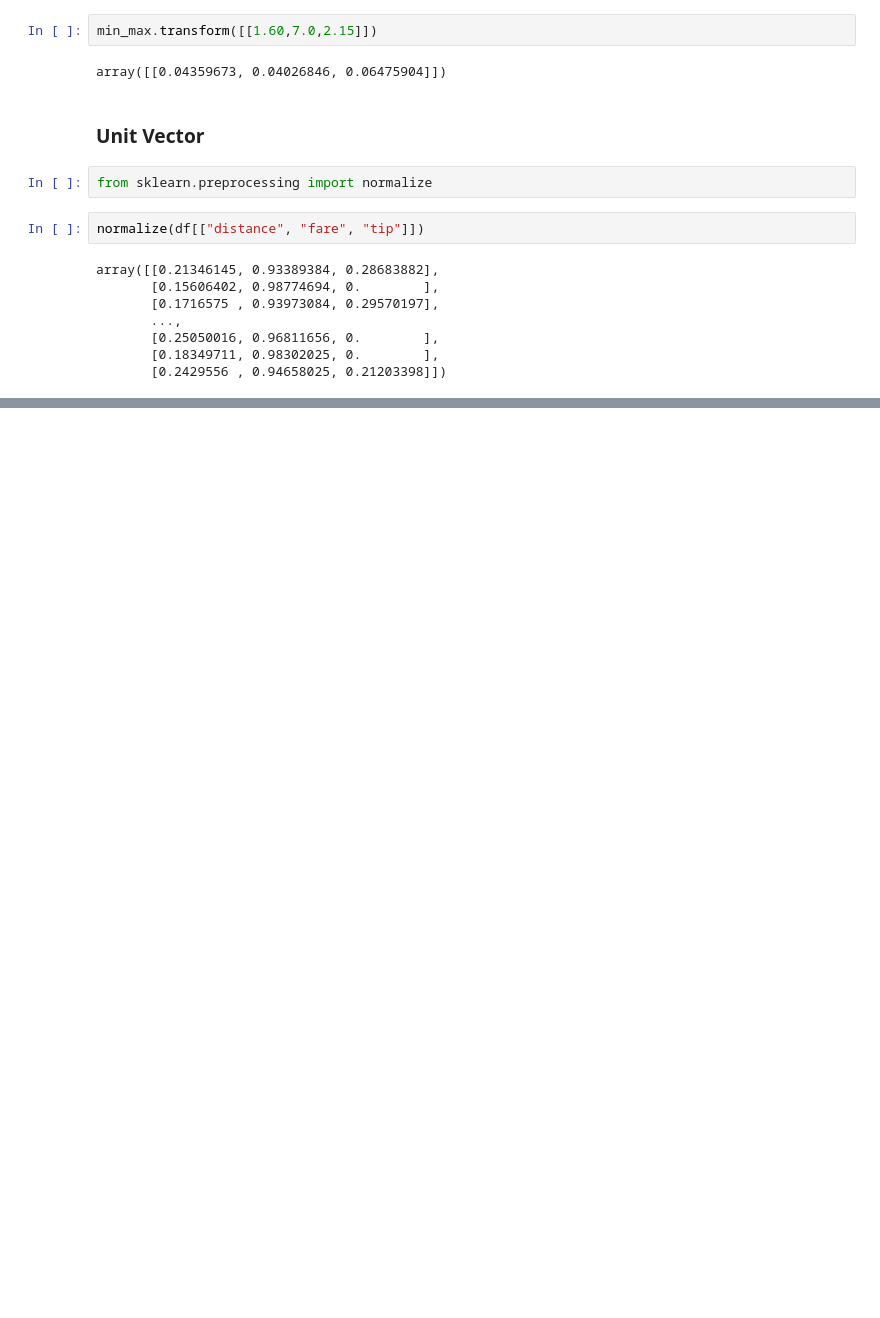
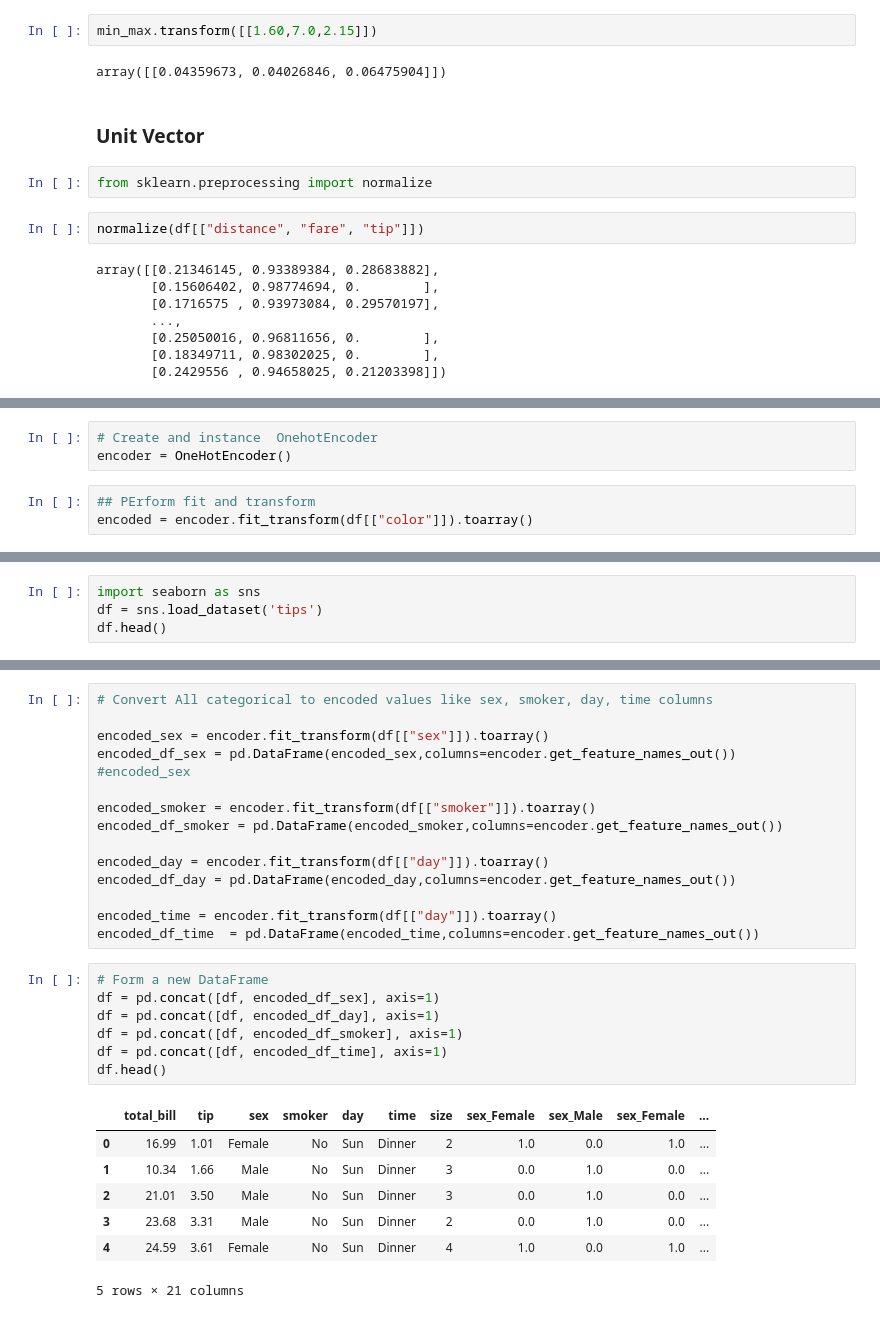
Before and after one commit to prshntshinde/pw-datascience, a Jupyter notebook: practice_sessions/machine-learning/ml-ses1.ipynb, the cells around one changed output, grey strips where cells are left out. Cells and saved outputs as stored; diff of their text form; blank space fills up the shorter version.

Commit message:
feat: Data Encoding - One Hot Encoding

```diff
--- a/practice_sessions/machine-learning/ml-ses1.ipynb
+++ b/practice_sessions/machine-learning/ml-ses1.ipynb
@@ -703,0 +729,6 @@ array([[0.21346145, 0.93389384, 0.28683882],
+# %%
+# Create and instance  OnehotEncoder
+encoder = OneHotEncoder()
+# %%
+## PErform fit and transform
+encoded = encoder.fit_transform(df[["color"]]).toarray()
@@ -703,0 +761,4 @@ array([[0.21346145, 0.93389384, 0.28683882],
+# %%
+import seaborn as sns
+df = sns.load_dataset('tips')
+df.head()
@@ -703,0 +772,30 @@ array([[0.21346145, 0.93389384, 0.28683882],
+# %%
+# Convert All categorical to encoded values like sex, smoker, day, time columns
+
+encoded_sex = encoder.fit_transform(df[["sex"]]).toarray()
+encoded_df_sex = pd.DataFrame(encoded_sex,columns=encoder.get_feature_names_out())
+#encoded_sex
+
+encoded_smoker = encoder.fit_transform(df[["smoker"]]).toarray()
+encoded_df_smoker = pd.DataFrame(encoded_smoker,columns=encoder.get_feature_names_out())
+
+encoded_day = encoder.fit_transform(df[["day"]]).toarray()
+encoded_df_day = pd.DataFrame(encoded_day,columns=encoder.get_feature_names_out())
+
+encoded_time = encoder.fit_transform(df[["day"]]).toarray()
+encoded_df_time  = pd.DataFrame(encoded_time,columns=encoder.get_feature_names_out())
+# %%
+# Form a new DataFrame
+df = pd.concat([df, encoded_df_sex], axis=1)
+df = pd.concat([df, encoded_df_day], axis=1)
+df = pd.concat([df, encoded_df_smoker], axis=1)
+df = pd.concat([df, encoded_df_time], axis=1)
+df.head()
+# %% [output]
+|  | total_bill | tip | sex | smoker | day | time | size | sex_Female | sex_Male | sex_Female | ... |
+| 0 | 16.99 | 1.01 | Female | No | Sun | Dinner | 2 | 1.0 | 0.0 | 1.0 | ... |
+| 1 | 10.34 | 1.66 | Male | No | Sun | Dinner | 3 | 0.0 | 1.0 | 0.0 | ... |
+| 2 | 21.01 | 3.50 | Male | No | Sun | Dinner | 3 | 0.0 | 1.0 | 0.0 | ... |
+| 3 | 23.68 | 3.31 | Male | No | Sun | Dinner | 2 | 0.0 | 1.0 | 0.0 | ... |
+| 4 | 24.59 | 3.61 | Female | No | Sun | Dinner | 4 | 1.0 | 0.0 | 1.0 | ... |
+5 rows × 21 columns
```
Also changed, not shown: parts of 7 cells of this notebook.
